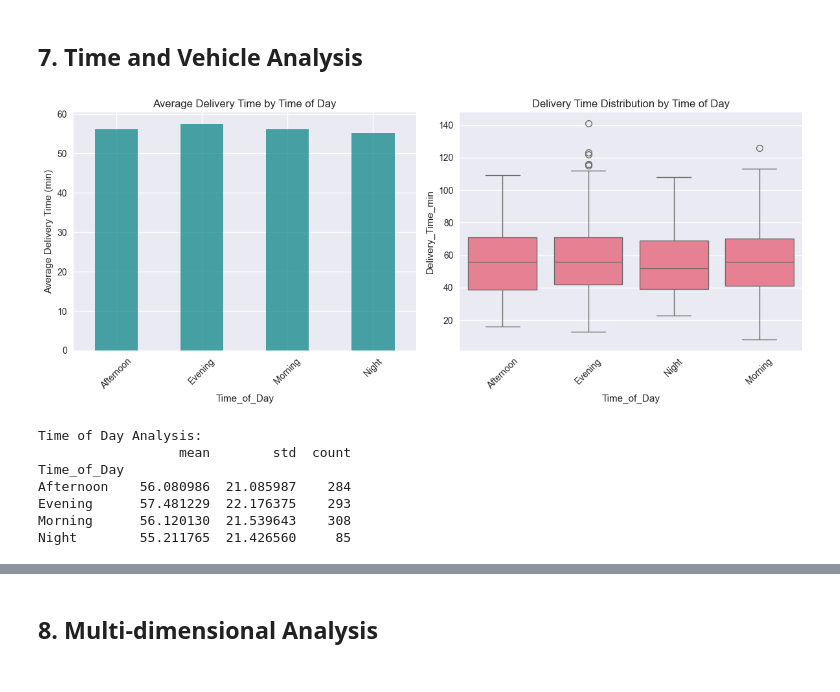
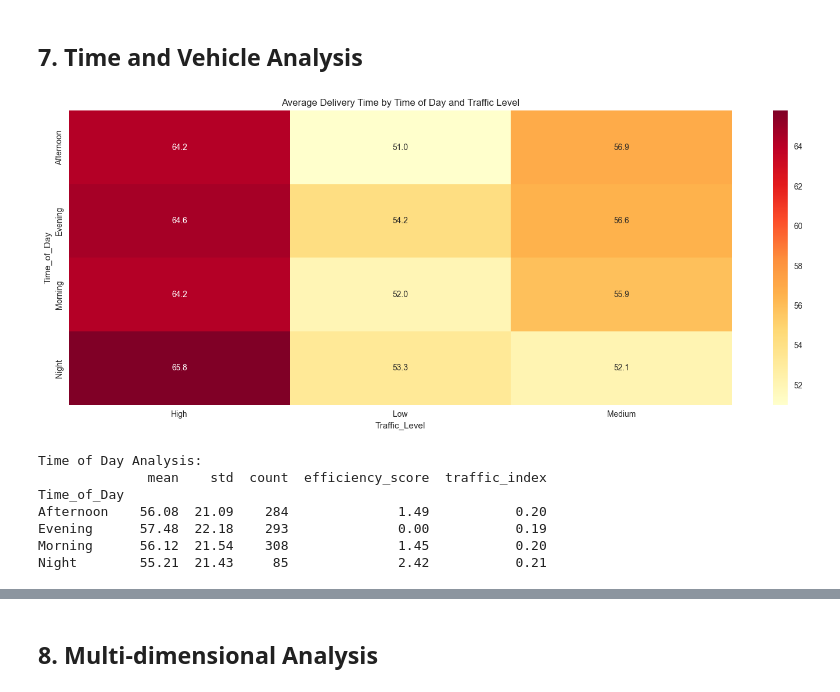
Before and after one commit to juandsep/ds_tech_task, a Jupyter notebook: notebooks/exploratory_data_analysis.ipynb, the cells around one changed output, grey strips where cells are left out. Cells and saved outputs as stored; diff of their text form; code cells hidden in the pictures.

Commit message:
feat: add images to report

```diff
--- a/notebooks/exploratory_data_analysis.ipynb
+++ b/notebooks/exploratory_data_analysis.ipynb
@@ -16,6 +16,18 @@ warnings.filterwarnings('ignore')
 # Set style
 plt.style.use('seaborn-v0_8')
 sns.set_palette("husl")
+# %%
+import os
+
+# Create images directory if it doesn't exist
+IMAGES_DIR = '../reports/images'
+os.makedirs(IMAGES_DIR, exist_ok=True)
+
+# Function to save figures
+def save_fig(fig, filename):
+    """Save figure to images directory with high quality"""
+    fig.savefig(os.path.join(IMAGES_DIR, filename),
+                dpi=300, bbox_inches='tight')
 # %% [markdown]
 ## 1. Data Loading and Overview
 # %%
@@ -267,6 +281,13 @@ if 'Distance_km' in df.columns:
     plt.xticks(rotation=45)
 
     plt.tight_layout()
+    save_fig(plt.gcf(), 'distance_time_scatter.png')
     plt.show()
+
+    # Create a summary table for the report
+    distance_summary = df.groupby('Distance_Bins')['Delivery_Time_min'].agg(['mean', 'count']).round(1)
+    distance_summary['% of Total'] = (distance_summary['count'] / len(df) * 100).round(1)
+    print("\nDistance Category Summary:")
+    print(distance_summary)
 # %% [output]
 [figure]
@@ -314,33 +343,42 @@ Bounds: [-7.00, 41.00]
 # %%
 # Time of day analysis
 if 'Time_of_Day' in df.columns:
     time_analysis = df.groupby('Time_of_Day')['Delivery_Time_min'].agg(['mean', 'std', 'count'])
 
-    plt.figure(figsize=(12, 5))
+    # Create a more detailed hourly analysis
+    plt.figure(figsize=(15, 6))
 
-    plt.subplot(1, 2, 1)
-    time_analysis['mean'].plot(kind='bar', alpha=0.7, color='teal')
-    plt.title('Average Delivery Time by Time of Day')
-    plt.ylabel('Average Delivery Time (min)')
-    plt.xticks(rotation=45)
+    # Heatmap data preparation
+    hourly_metrics = pd.pivot_table(
+        df,
+        values='Delivery_Time_min',
+        index='Time_of_Day',
+        columns=['Traffic_Level'],
+        aggfunc='mean'
+    ).round(1)
 
-    plt.subplot(1, 2, 2)
-    sns.boxplot(data=df, x='Time_of_Day', y='Delivery_Time_min')
-    plt.title('Delivery Time Distribution by Time of Day')
-    plt.xticks(rotation=45)
-
+    # Create heatmap
+    sns.heatmap(hourly_metrics, annot=True, cmap='YlOrRd', fmt='.1f')
+    plt.title('Average Delivery Time by Time of Day and Traffic Level')
     plt.tight_layout()
+    save_fig(plt.gcf(), 'hourly_heatmap.png')
     plt.show()
 
-    print("Time of Day Analysis:")
-    print(time_analysis)
+    # Create performance metrics
+    time_analysis['efficiency_score'] = (time_analysis['mean'].max() - time_analysis['mean']) / time_analysis['mean'].std()
+    time_analysis['traffic_index'] = df.groupby('Time_of_Day')['Traffic_Level'].apply(
+        lambda x: (x == 'High').mean()
+    )
+
+    print("\nTime of Day Analysis:")
+    print(time_analysis.round(2))
 # %% [output]
-[figure, old version]
+[figure, new version]
 Time of Day Analysis:
-                  mean        std  count
+              mean    std  count  efficiency_score  traffic_index
 Time_of_Day
-Afternoon    56.080986  21.085987    284
-Evening      57.481229  22.176375    293
-Morning      56.120130  21.539643    308
-Night        55.211765  21.426560     85
+Afternoon    56.08  21.09    284              1.49           0.20
+Evening      57.48  22.18    293              0.00           0.19
+Morning      56.12  21.54    308              1.45           0.20
+Night        55.21  21.43     85              2.42           0.21
 # %%
```
Also changed, not shown: parts of 6 cells of this notebook, 7 other files.
